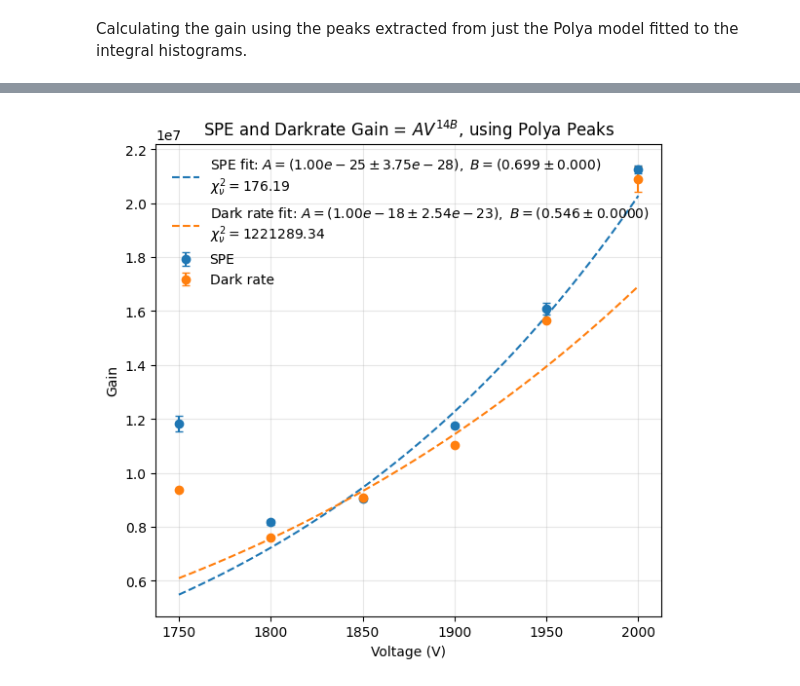
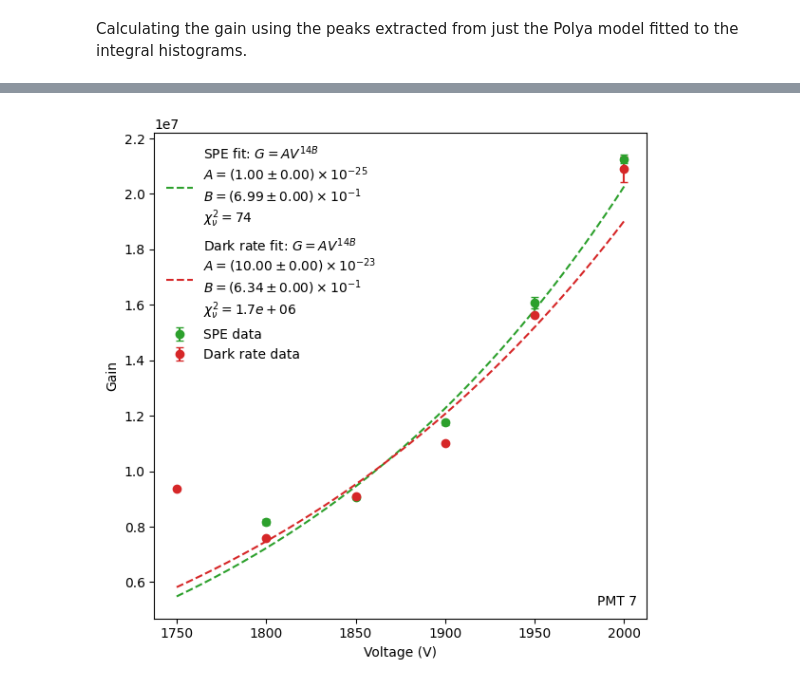
Before and after one commit to hhuckvale/DMProject, a Jupyter notebook: PMT_Characteristics/Gain/BOTHPolyaGain.ipynb, the cells around one changed output, grey strips where cells are left out. Drawn from its saved outputs; the diff is of its cells as text; code cells hidden in the pictures.

Commit message:
fixed errors and pretty gain

```diff
--- a/PMT_Characteristics/Gain/BOTHPolyaGain.ipynb
+++ b/PMT_Characteristics/Gain/BOTHPolyaGain.ipynb
@@ -95,10 +114,12 @@ def fit_gain_curve(voltage, gain, gain_err, ignore_voltage=1750):
         mask &= voltage != ignore_voltage
 
 
-    p0 = [5e-20, 0.7] #initial guesses
+    p0 = [5e-24, 0.7] #initial guesses
+
+
     bounds = (
         [1e-25, 0.2],   # lower bounds: A, B
-        [1e-18, 0.9]    # upper bounds: A, B
+        [1e-22, 0.9]    # upper bounds: A, B
     )
     popt, pcov = curve_fit(
         gain_model,
@@ -113,9 +134,9 @@ def fit_gain_curve(voltage, gain, gain_err, ignore_voltage=1750):
     '''
     popt, pcov = curve_fit(
         gain_model,
-        voltage,
-        gain,
-        sigma=gain_err,
+        voltage[mask],
+        gain[mask],
+        sigma=gain_err[mask],
         absolute_sigma=True,
         p0=p0,
         maxfev=10000
@@ -267,27 +288,56 @@ plt.show()
 # %%
 #plot gain curves and gain models = A V^14B together
+plt.figure(figsize=(6, 6))
 
-plt.figure(figsize=(6, 6))
-plt.errorbar(spe_avg_gain['voltage'],spe_avg_gain['gain'],yerr=spe_avg_gain['gain_error'],fmt='o',color='tab:blue',capsize=3,label='SPE')
-plt.plot(V_plot,gain_model(V_plot, A_spe, B_spe),'--',color='tab:blue',label=(
-    rf'SPE fit: '
-    rf'$A = ({A_spe:.2e} \pm {errA_spe:.2e}),\ '
-    rf'B = ({B_spe:.3f} \pm {errB_spe:.3f})$'
-    + f'\n$\\chi^2_\\nu={chi2_red_spe:.2f}$'
-))
-plt.errorbar(darkrate_avg_gain['voltage'],darkrate_avg_gain['gain'],yerr=darkrate_avg_gain['gain_error'],fmt='o',color='tab:orange',capsize=3,label='Dark rate')
-plt.plot(V_plot,gain_model(V_plot, A_dark, B_dark),'--',color='tab:orange',label=(
-    rf'Dark rate fit: '
-    rf'$A = ({A_dark:.2e} \pm {errA_dark:.2e}),\ '
-    rf'B = ({B_dark:.3f} \pm {errB_dark:.4f})$'
-    + f'\n$\\chi^2_\\nu={chi2_red_dark:.2f}$'
-))
+plt.errorbar(
+    spe_avg_gain['voltage'],
+    spe_avg_gain['gain'],
+    yerr=spe_avg_gain['gain_error'],
+    fmt='o',
+    capsize=3,
+    color='tab:green',
+    ecolor='tab:green',
+    label='SPE data'
+)
+plt.plot(
+    V_plot,
+    gain_model(V_plot, A_spe, B_spe),
+    '--',
+    color='tab:green',
+    label=label_spe
+)
+
+plt.errorbar(
+    darkrate_avg_gain['voltage'],
+    darkrate_avg_gain['gain'],
+    yerr=darkrate_avg_gain['gain_error'],
+    fmt='o',
+    capsize=3,
+    color='tab:red',
+    ecolor='tab:red',
+    label='Dark rate data'
+)
+plt.plot(
+    V_plot,
+    gain_model(V_plot, A_dark, B_dark),
+    '--',
+    color='tab:red',
+    label=label_dark
+)
+ax = plt.gca()
+ax.text(
+    0.98, 0.02,
+    'PMT 7',
+    transform=ax.transAxes,
+    ha='right',
+    va='bottom',
+    fontsize='medium'
+)
 plt.xlabel('Voltage (V)')
 plt.ylabel('Gain')
+#plt.grid(alpha=0.3)
 plt.legend(frameon=False)
-plt.title(r'SPE and Darkrate Gain = $A V^{14B}$, using Polya Peaks')
-plt.grid(alpha=0.3)
 plt.tight_layout()
 plt.show()
 # %% [output]
-[figure, old version]
+[figure, new version]
```
Also changed, not shown: parts of 6 cells of this notebook, 5 other files.
